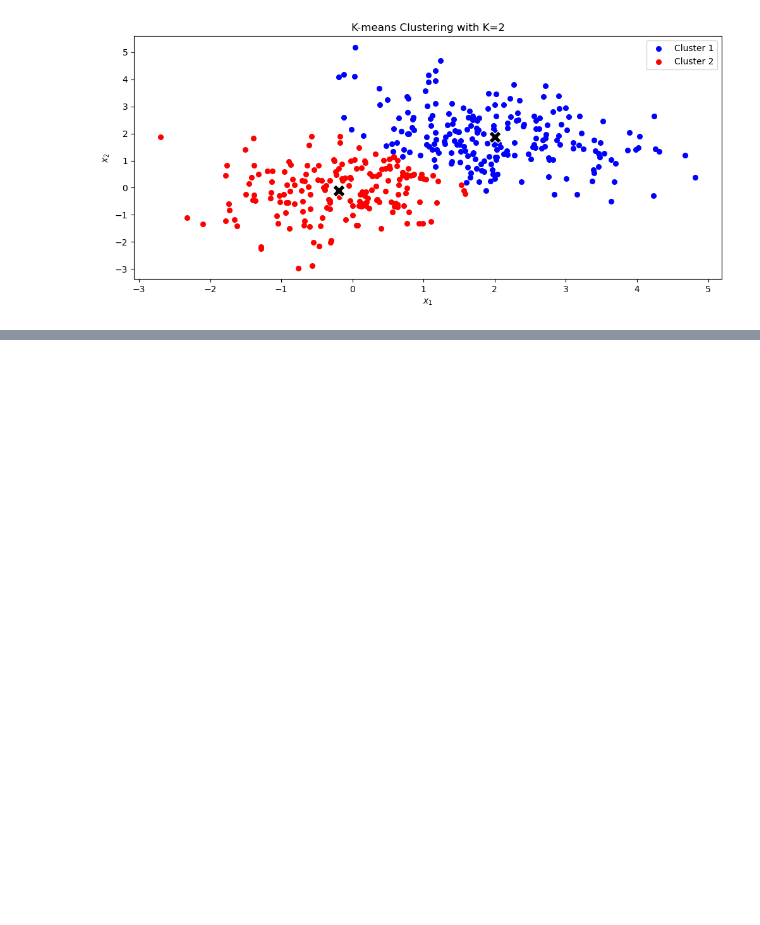
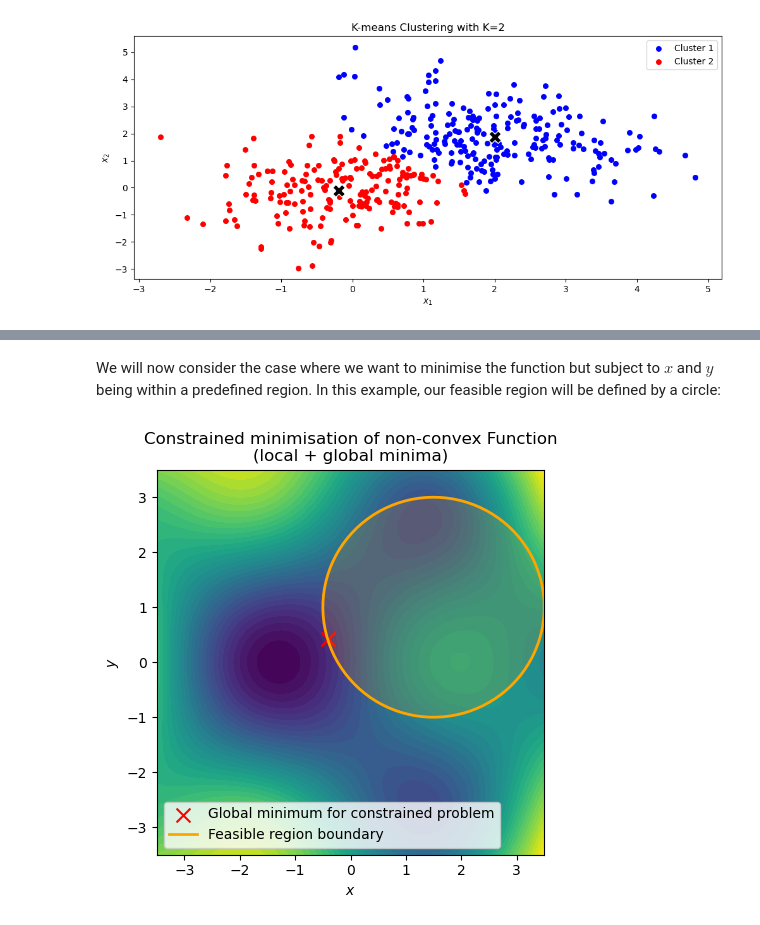
Before and after one commit to felipe-tobar/Maths-for-ML, a Jupyter notebook: tutorials/optimisation.ipynb, the cells around one changed output, grey strips where cells are left out. Cells and saved outputs as stored; diff of their text form; code cells hidden in the pictures; blank space fills up the shorter version.

```diff
--- a/tutorials/optimisation.ipynb
+++ b/tutorials/optimisation.ipynb
@@ -206,0 +282,30 @@ plt.savefig("../img/optimisation_example_kmeans.pdf");
+# %% [markdown]
+We will now consider the case where we want to minimise the function but subject to $x$ and $y$ being within a predefined region. In this example, our feasible region will be defined by a circle:
+# %%
+# Feasible region (circle)
+x0, y0 = 1.5, 1  # centre
+R = 2  # radius
+
+# find minimum for constrained problem
+mask = (X - x0)**2 + (Y - y0)**2 <= R**2
+Z_masked = np.where(mask, Z, np.inf)
+ix_min = np.unravel_index(np.argmin(Z_masked), Z_masked.shape)
+minima2 = np.array([[X[ix_min], Y[ix_min]]])
+
+plt.contourf(X, Y, Z, levels=40, cmap="viridis")
+plt.scatter(minima2[:, 0], minima2[:, 1], color="red", marker="x", s=100, label="Global minimum for constrained problem")
+
+# Highlighting the feasable region
+theta = np.linspace(0, 2*np.pi, 200)
+cx = x0 + R * np.cos(theta)
+cy = y0 + R * np.sin(theta)
+plt.plot(cx, cy, color='orange', linewidth=2, label='Feasible region boundary')
+plt.fill(cx, cy, color='orange', alpha=0.15)
+
+plt.title("Constrained minimisation of non-convex Function\n(local + global minima)")
+plt.xlabel("$x$")
+plt.ylabel("$y$")
+plt.legend()
+plt.savefig("../img/optimisation_example_nonconvex_constrained.pdf")
+# %% [output]
+[figure, added]
```
Also changed, not shown: parts of 19 cells of this notebook, 6 other files.
